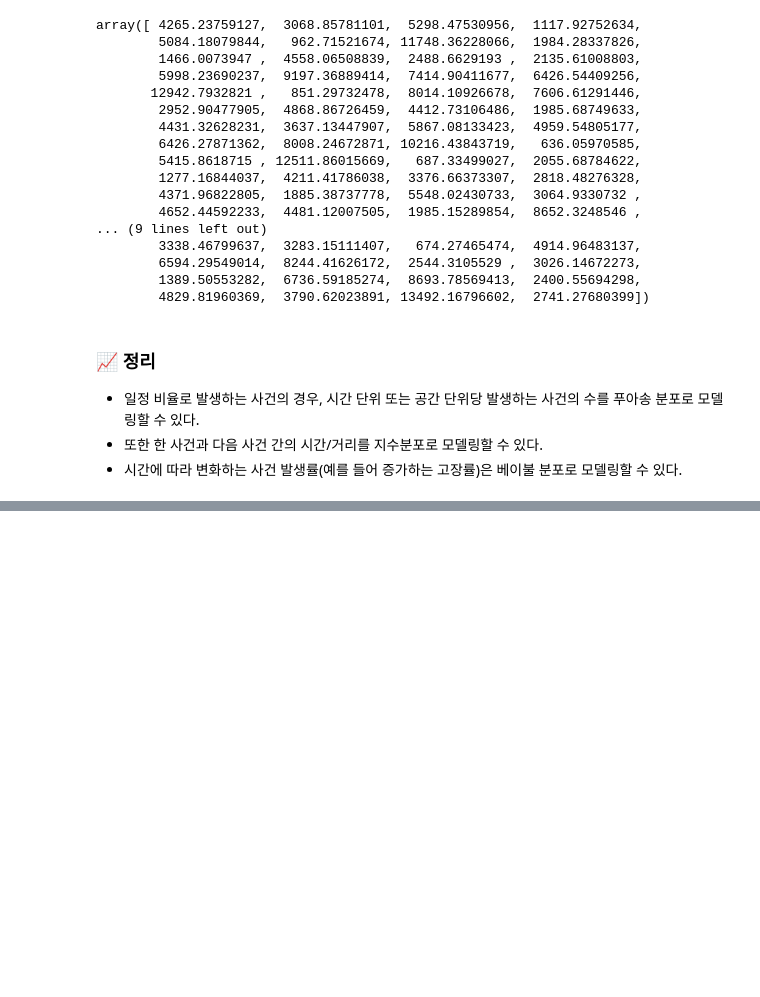
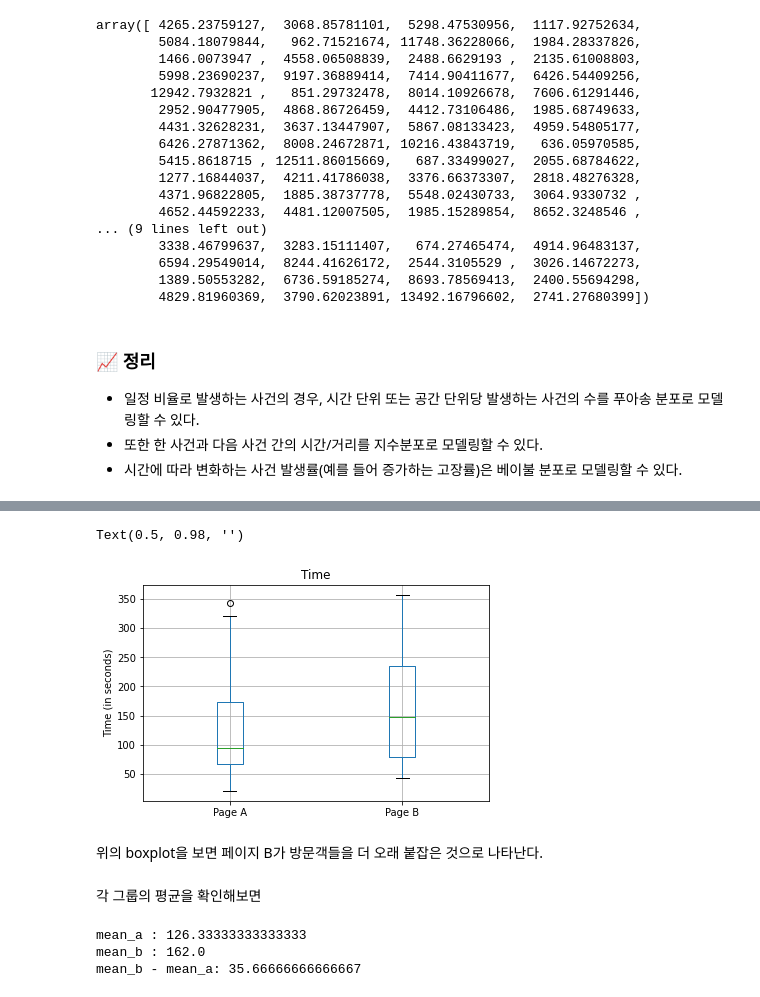
Before and after one commit to ljs7463/Basic_statistic, a Jupyter notebook: 임정석/Statistics_Basic_(1).ipynb, the cells around one changed output, grey strips where cells are left out. Drawn from its saved outputs; the diff is of its cells as text; code cells hidden in the pictures; blank space fills up the shorter version.

```diff
--- a/임정석/Statistics_Basic_(1).ipynb
+++ b/임정석/Statistics_Basic_(1).ipynb
@@ -9,6 +11,8 @@ import matplotlib.pyplot as plt
 #kc_tax = pd.read_csv('/content/kc_tax.csv')
 #airline_stats = pd.read_csv('/content/airline_stats.csv')
 #loans_income = pd.read_csv('/content/loans_income.csv')
+session_times = pd.read_csv('/content/web_page_data.csv')
+session_times.Time = 100 * session_times.Time
 # %% [markdown]
 # CH1. 탐색적 데이터분석
 # %% [markdown]
@@ -1149,0 +1290,25 @@ array([ 4265.23759127,  3068.85781101,  5298.47530956,  1117.92752634,
+# %%
+# visualization
+ax = session_times.boxplot(by = 'Page', column = 'Time')
+ax.set_xlabel('')
+ax.set_ylabel('Time (in seconds)')
+plt.suptitle('') # 모든 서브플롯에 메인타이틀을 부여한다.
+# %% [output]
+Text(0.5, 0.98, '')
+[figure, added]
+# %% [markdown]
+위의 boxplot을 보면 페이지 B가 방문객들을 더 오래 붙잡은 것으로 나타난다.
+# %% [markdown]
+
+ 각 그룹의 평균을 확인해보면
+# %%
+mean_a = session_times[session_times.Page =='Page A'].Time.mean()
+mean_b = session_times[session_times.Page =='Page B'].Time.mean()
+
+print(f'mean_a : {mean_a}')
+print(f'mean_b : {mean_b}')
+print(f'mean_b - mean_a: {mean_b - mean_a}')
+# %% [output]
+mean_a : 126.33333333333333
+mean_b : 162.0
+mean_b - mean_a: 35.66666666666667
```
Also changed, not shown: parts of 39 cells of this notebook.
